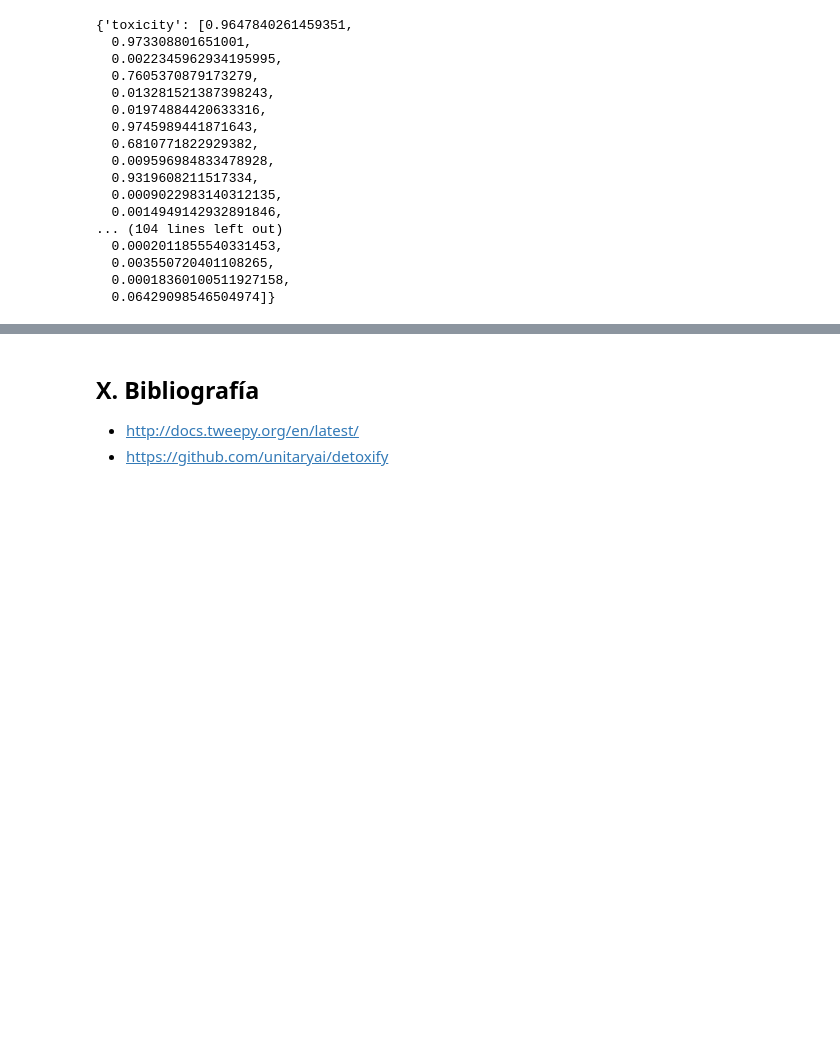
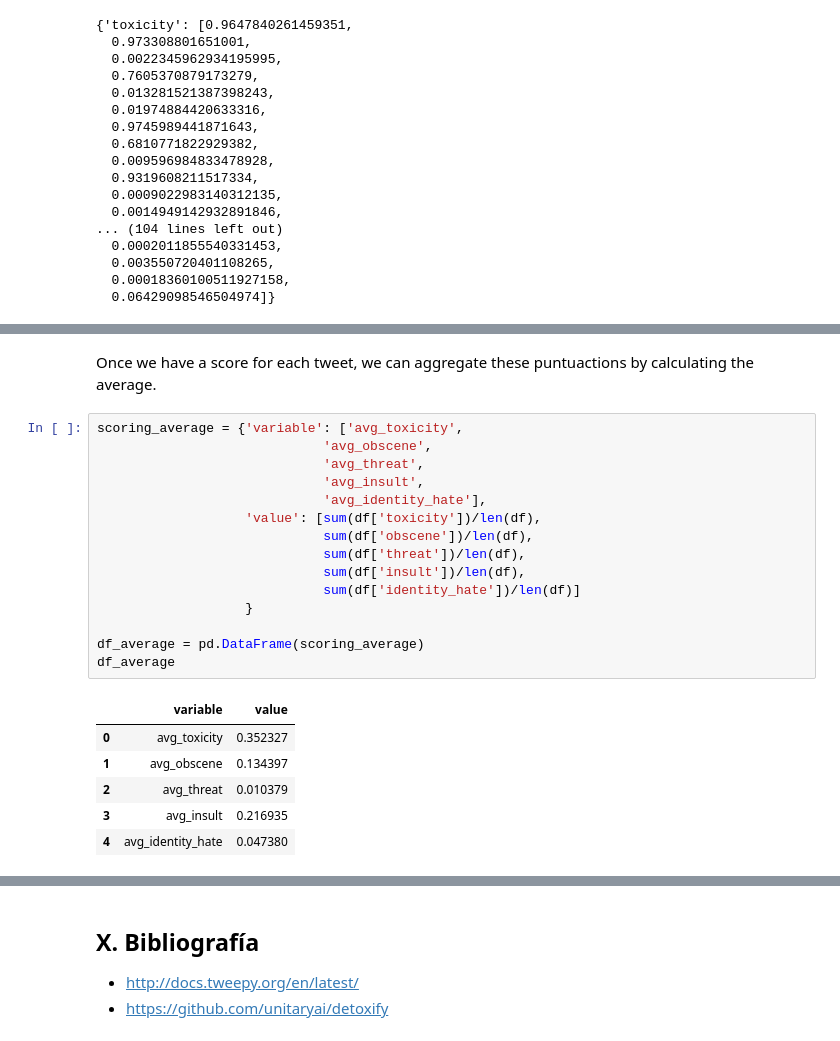
Before and after one commit to gmachinromero/project_robotodio, a Jupyter notebook: 02-twitter-extractor.ipynb, the cells around one changed output, grey strips where cells are left out. Saved outputs shown, nothing was run; the diff lists cells and outputs as text; blank space fills up the shorter version.

```diff
--- a/02-twitter-extractor.ipynb
+++ b/02-twitter-extractor.ipynb
@@ -324,0 +348,24 @@ df.head()
+# %% [markdown]
+Once we have a score for each tweet, we can aggregate these puntuactions by calculating the average.
+# %%
+scoring_average = {'variable': ['avg_toxicity',
+                             'avg_obscene',
+                             'avg_threat',
+                             'avg_insult',
+                             'avg_identity_hate'],
+                   'value': [sum(df['toxicity'])/len(df),
+                             sum(df['obscene'])/len(df),
+                             sum(df['threat'])/len(df),
+                             sum(df['insult'])/len(df),
+                             sum(df['identity_hate'])/len(df)]
+                   }
+
+df_average = pd.DataFrame(scoring_average)
+df_average
+# %% [output]
+|  | variable | value |
+| 0 | avg_toxicity | 0.352327 |
+| 1 | avg_obscene | 0.134397 |
+| 2 | avg_threat | 0.010379 |
+| 3 | avg_insult | 0.216935 |
+| 4 | avg_identity_hate | 0.047380 |
```
Also changed, not shown: parts of 8 cells of this notebook.
